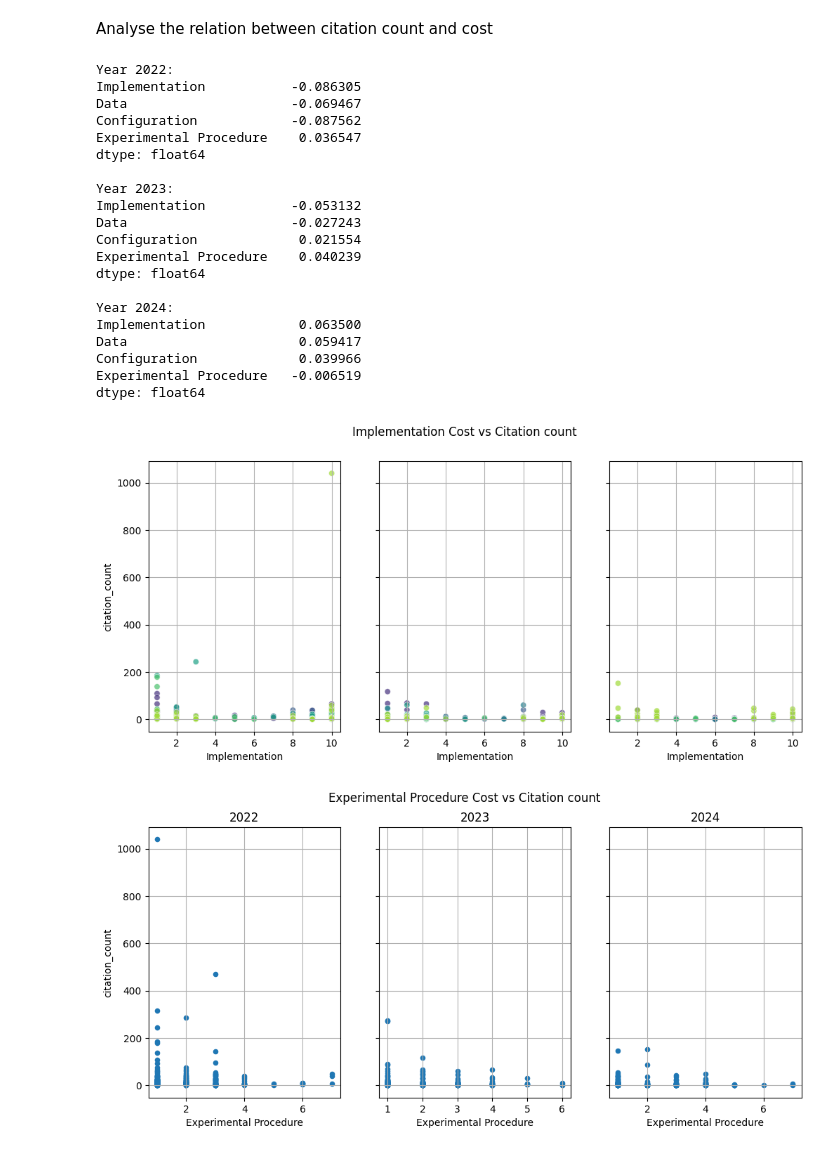
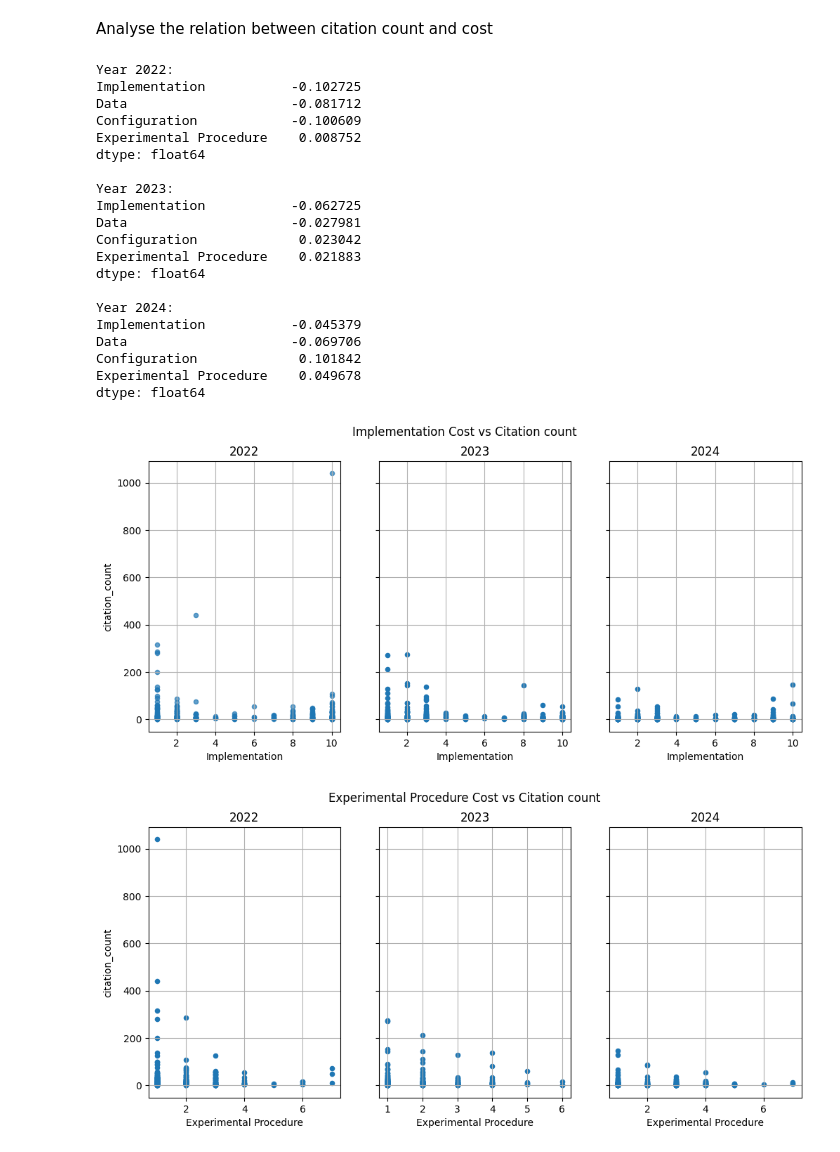
Before and after one commit to thijssnelleman/CostOfReproducibility, a Jupyter notebook: enriched_analysis.ipynb, the cells around one changed output. Cells and saved outputs as stored; diff of their text form; code cells hidden in the pictures.

Commit message:
Update data enrichment

```diff
--- a/enriched_analysis.ipynb
+++ b/enriched_analysis.ipynb
@@ -13,7 +13,7 @@ if not data_csv.exists():  # make sure the file exists, otherwise compile it
 df = pd.read_csv(data_csv)
 
 # Sort the sources in the DataFrame as AAAI, IJCAI then ICML, NeurIPS and JAIR, JMLR
-source_order = ["AAAI", "IJCAI", "ICML", "NeurIPS", "JAIR", "JMLR"]
+source_order = ["AAAI", "IJCAI", "ICML", "ICLR", "NeurIPS", "JAIR", "JMLR"]
 df["source"] = pd.Categorical(df["source"], source_order)
 # Drop the index column
 df.drop("index", axis=1, inplace=True)
@@ -124,55 +137,55 @@ for y in years:
     print()
 # %% [output]
 Year 2022:
-Implementation           -0.086305
-Data                     -0.069467
-Configuration            -0.087562
-Experimental Procedure    0.036547
+Implementation           -0.102725
+Data                     -0.081712
+Configuration            -0.100609
+Experimental Procedure    0.008752
 dtype: float64
 
 Year 2023:
-Implementation           -0.053132
-Data                     -0.027243
-Configuration             0.021554
-Experimental Procedure    0.040239
+Implementation           -0.062725
+Data                     -0.027981
+Configuration             0.023042
+Experimental Procedure    0.021883
 dtype: float64
 
 Year 2024:
-Implementation            0.063500
-Data                      0.059417
-Configuration             0.039966
-Experimental Procedure   -0.006519
+Implementation           -0.045379
+Data                     -0.069706
+Configuration             0.101842
+Experimental Procedure    0.049678
 dtype: float64
 # %%
 import matplotlib.pyplot as plt
-import seaborn as sns
+
 # Plot
 fig, axes = plt.subplots(1, 3, figsize=(12, 5), sharey=True)
 x = "Implementation"
 fig.suptitle(f"{x} Cost vs Citation count")
 
 
 df_y = df[(df["year"] == 2022) & (df["citation_count"] < 100000)]
 
-sns.scatterplot(data=df_y, x=x, y='citation_count', hue="source", ax=axes[0], palette="viridis", alpha=0.7, legend=False)
-#df_y.plot(x=x, y='citation_count', kind='scatter', ax=axes[0], title="2022", alpha=0.7, colormap="viridis",)
+#sns.scatterplot(data=df_y, x=x, y='citation_count', hue="source", ax=axes[0], palette="viridis", alpha=0.7, legend=False)
+df_y.plot(x=x, y='citation_count', kind='scatter', ax=axes[0], title="2022", alpha=0.7, colormap="viridis",)
 
 
 df_y = df[(df["year"] == 2023) & (df["citation_count"] < 100000)]
-sns.scatterplot(data=df_y, x=x, y='citation_count', hue="source", ax=axes[1], palette="viridis", alpha=0.7, legend=False)
-#df_y.plot(x=x, y='citation_count', kind='scatter', ax=axes[1], title="2023")
+#sns.scatterplot(data=df_y, x=x, y='citation_count', hue="source", ax=axes[1], palette="viridis", alpha=0.7, legend=False)
+df_y.plot(x=x, y='citation_count', kind='scatter', ax=axes[1], title="2023")
 
 df_y = df[(df["year"] == 2024) & (df["citation_count"] < 100000)]
-sns.scatterplot(data=df_y, x=x, y='citation_count', hue="source", ax=axes[2], palette="viridis", alpha=0.7, legend=False)
-#df_y.plot(x=x, y='citation_count', kind='scatter', ax=axes[2], title="2024")
+#sns.scatterplot(data=df_y, x=x, y='citation_count', hue="source", ax=axes[2], palette="viridis", alpha=0.7, legend=False)
+df_y.plot(x=x, y='citation_count', kind='scatter', ax=axes[2], title="2024")
 
 
 for a in axes:
     a.grid(True)
 
 plt.show()
 # %% [output]
-[figure, old version]
+[figure, new version]
 # %%
 import matplotlib.pyplot as plt
 # Plot
@@ -196,7 +209,7 @@ for a in axes:
 
 plt.show()
 # %% [output]
-[figure, old version]
+[figure, new version]
 # %%
 
 for y in years:
```
Also changed, not shown: parts of 2 cells of this notebook, 3 other files.
